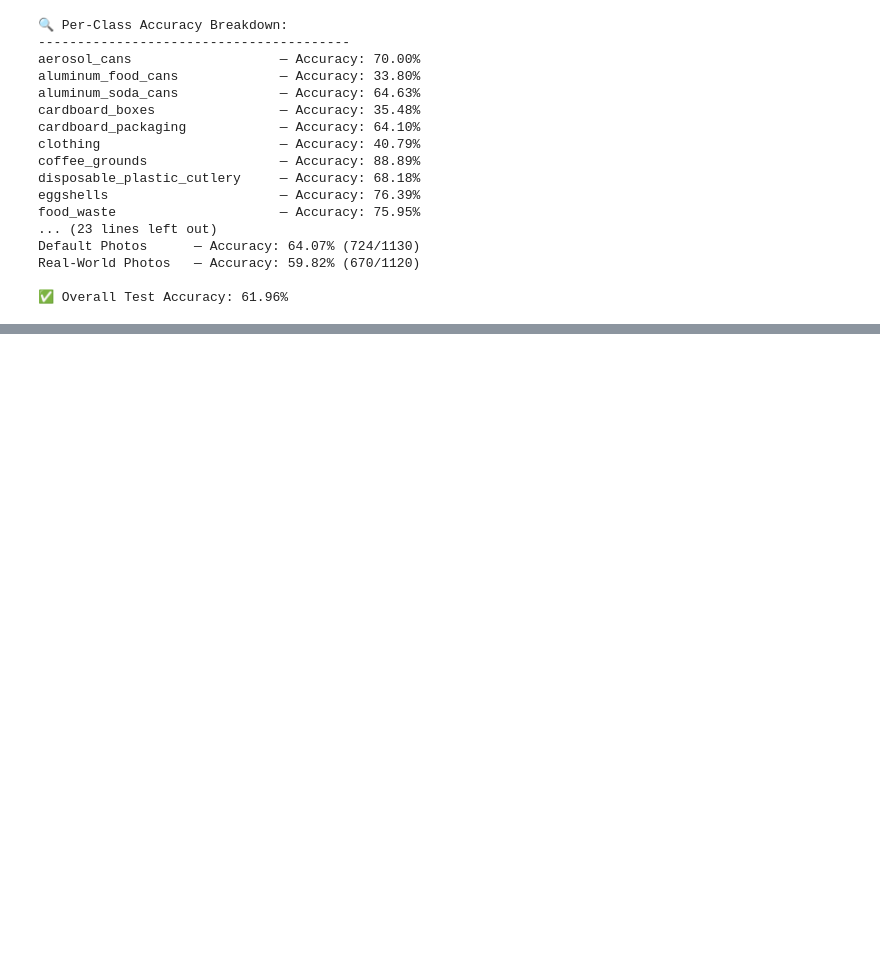
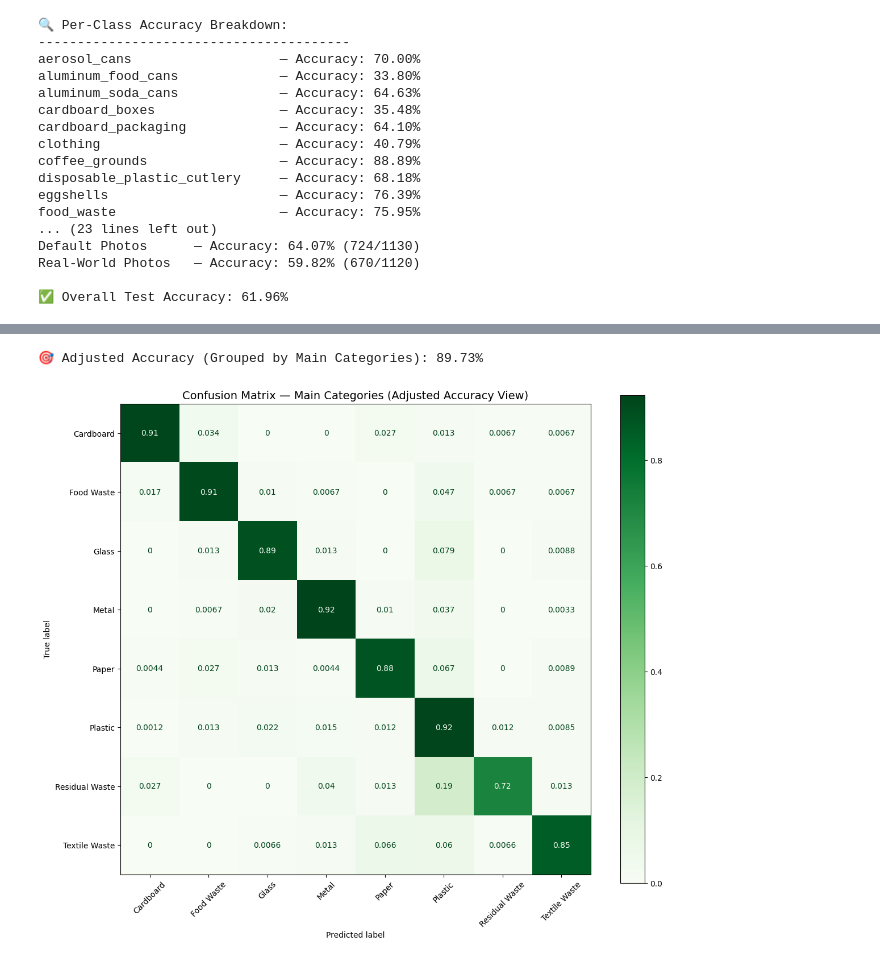
Before and after one commit to skozub25/Waste-Classification, a Jupyter notebook: luke2.ipynb, the cells around one changed output, grey strips where cells are left out. Saved outputs shown, nothing was run; the diff lists cells and outputs as text; code cells hidden in the pictures; blank space fills up the shorter version.

```diff
--- a/luke2.ipynb
+++ b/luke2.ipynb
@@ -2729,0 +3058,75 @@ Real-World Photos   — Accuracy: 59.82% (670/1120)
+# %%
+# First, map class indices to class names
+idx_to_class = {i: name for i, name in enumerate(full_dataset_val.classes)}
+
+# Now create the main category mapping for indices
+idx_to_main_category = {
+    i: subcategory_to_main_category[name]
+    for i, name in idx_to_class.items()
+}
+
+# Track adjusted stats
+b0_adj_class_correct = [0] * num_classes
+b0_adj_correct = 0
+b0_adj_total = 0
+
+# Collect true/pred labels by main category for confusion matrix
+b0_all_preds_main = []
+b0_all_labels_main = []
+
+with torch.no_grad():
+    for i, (images, labels) in enumerate(test_loader):
+        images, labels = images.to(device), labels.to(device)
+        outputs = model(images)
+        _, predicted = torch.max(outputs, 1)
+
+        for j in range(len(labels)):
+            true_label = labels[j].item()
+            pred_label = predicted[j].item()
+
+            b0_class_total[true_label] += 1
+            if true_label == pred_label:
+                b0_class_correct[true_label] += 1
+
+            # Adjusted accuracy
+            true_main = idx_to_main_category[true_label]
+            pred_main = idx_to_main_category[pred_label]
+            if true_main == pred_main:
+                b0_adj_correct += 1
+                b0_adj_class_correct[true_label] += 1
+
+            b0_adj_total += 1
+
+            # Track label/category for confusion matrix
+            b0_all_preds.append(pred_label)
+            b0_all_labels.append(true_label)
+            b0_all_preds_main.append(pred_main)
+            b0_all_labels_main.append(true_main)
+
+# ----------------------
+# Adjusted Accuracy Summary
+# ----------------------
+b0_adj_accuracy = 100 * b0_adj_correct / b0_adj_total
+print(f"\n🎯 Adjusted Accuracy (Grouped by Main Categories): {b0_adj_accuracy:.2f}%")
+
+# ----------------------
+# Confusion Matrix — Main Categories
+# ----------------------
+from sklearn.metrics import confusion_matrix, ConfusionMatrixDisplay
+
+import matplotlib.pyplot as plt
+
+# Unique main category labels
+main_categories = sorted(set(b0_all_labels_main + b0_all_preds_main))
+
+main_cm = confusion_matrix(b0_all_labels_main, b0_all_preds_main, labels=main_categories, normalize='true')
+main_disp = ConfusionMatrixDisplay(confusion_matrix=main_cm, display_labels=main_categories)
+
+fig, ax = plt.subplots(figsize=(12, 10))
+main_disp.plot(ax=ax, cmap="Greens", xticks_rotation=45)
+plt.title("Confusion Matrix — Main Categories (Adjusted Accuracy View)", fontsize=14)
+plt.tight_layout()
+plt.show()
+# %% [output]
+🎯 Adjusted Accuracy (Grouped by Main Categories): 89.73%
+[figure, added]
```
Also changed, not shown: parts of 6 cells of this notebook.
